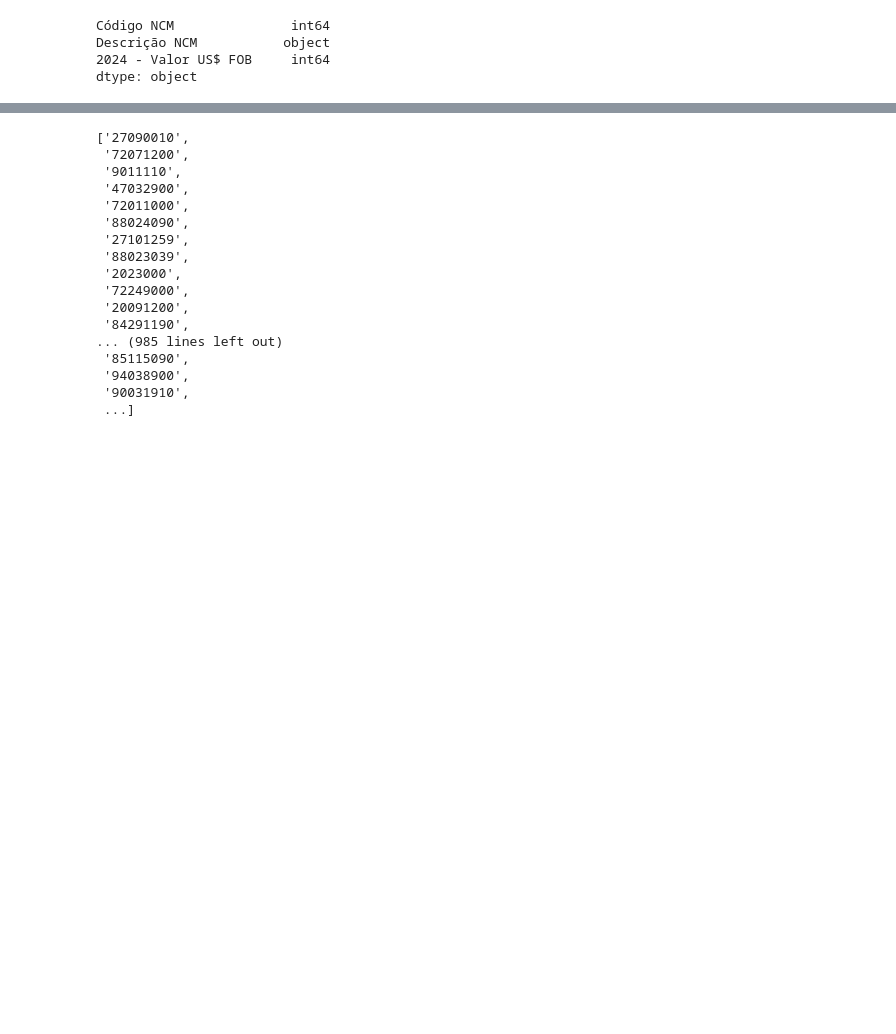
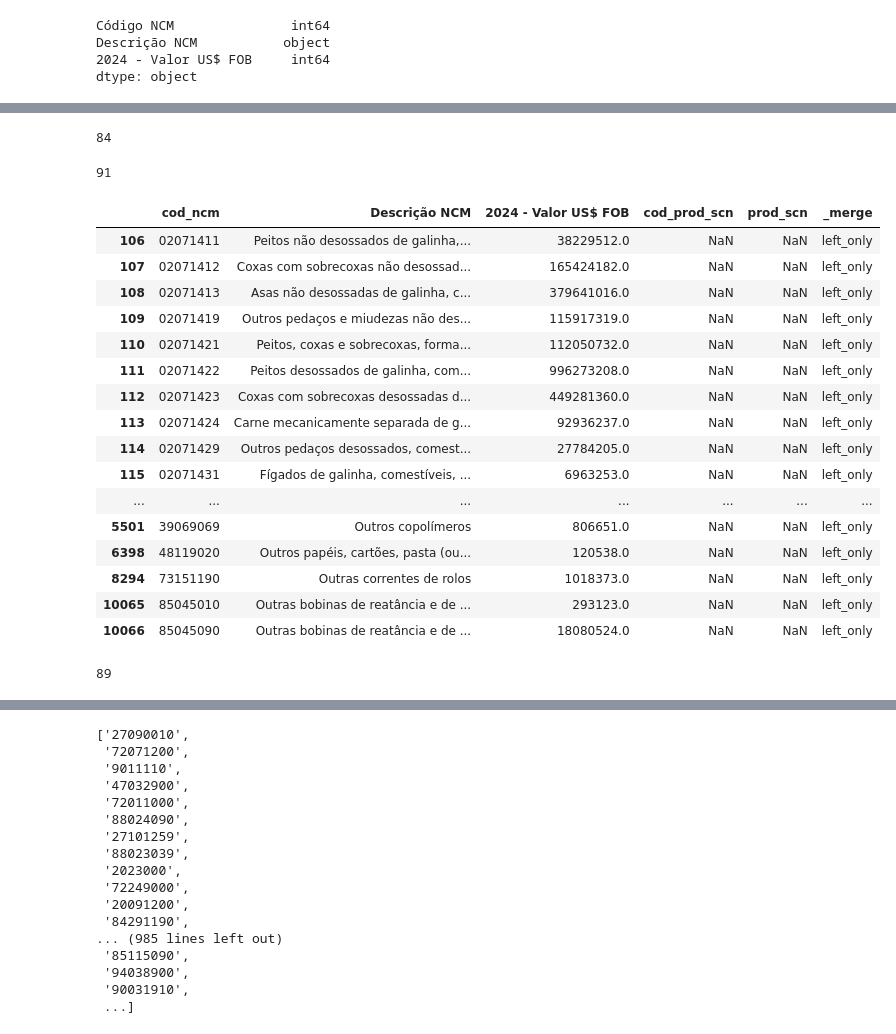
Before and after one commit to amiltonmendes/analise_insumo_produto, a Jupyter notebook: Análise Comex - BRA - EUA.ipynb, the cells around one changed output, grey strips where cells are left out. Saved outputs shown, nothing was run; the diff lists cells and outputs as text; code cells hidden in the pictures; blank space fills up the shorter version.

```diff
--- a/Análise Comex - BRA - EUA.ipynb
+++ b/Análise Comex - BRA - EUA.ipynb
@@ -11,6 +13,9 @@ exportacao_geral.head()
 | 2 | 26011100 | Minérios de ferro e seus concentr... | 26574698749 |
 | 3 | 17011400 | Outros açúcares de cana | 15925320657 |
 | 4 | 9011110 | Café não torrado, não descafeinad... | 11331933183 |
+# %%
+exportacao_geral['Código NCM'] = exportacao_geral['Código NCM'].astype(str)
+exportacao_geral['Código NCM'] = exportacao_geral['Código NCM'].str.zfill(8)
 # %%
 exportacao_usa = pd.read_excel('./dados/comex/Exportacao EUA 2024 NCM.xlsx')
 # %%
@@ -32,0 +51,7 @@ ncms_exp_usa = exportacao_usa['Código NCM'].unique().tolist()
+# %%
+tradutor_ncm = pd.read_excel('./dados/mip/TradutorNCM.xls')
+# %%
+tradutor_ncm = tradutor_ncm.rename(columns={'Código Produto': 'cod_prod_scn', 'Descrição Produto': 'prod_scn', 'Código NCM': 'cod_ncm', 'Nome NCM' : 'desc_ncm'})
+tradutor_ncm['cod_prod_scn'] = tradutor_ncm['cod_prod_scn'].astype(int).astype(str).str.zfill(5)
+tradutor_ncm['cod_ncm'] = tradutor_ncm['cod_ncm'].astype(str).str.zfill(8)
+tradutor_ncm.head(2)
@@ -32,0 +106,34 @@ ncms_exp_usa = exportacao_usa['Código NCM'].unique().tolist()
+# %%
+mapeamento_tradutor_exportacao_usa.loc[mapeamento_tradutor_exportacao_usa['_merge'] == 'both','prod_scn'].nunique()
+# %% [output]
+84
+# %%
+mapeamento_tradutor_exportacao_usa.loc[mapeamento_tradutor_exportacao_usa['_merge'] == 'right_only','prod_scn'].nunique()
+# %% [output]
+91
+# %%
+mapeamento_tradutor_exportacao_geral = exportacao_geral.rename(columns={'Código NCM': 'cod_ncm'}).merge(tradutor_ncm[['cod_ncm','cod_prod_scn','prod_scn']], on='cod_ncm', how='outer',indicator=True)
+# %%
+mapeamento_tradutor_exportacao_geral.loc[mapeamento_tradutor_exportacao_geral['_merge'] == 'left_only',:]
+# %% [output]
+|  | cod_ncm | Descrição NCM | 2024 - Valor US$ FOB | cod_prod_scn | prod_scn | _merge |
+| 106 | 02071411 | Peitos não desossados de galinha,... | 38229512.0 | NaN | NaN | left_only |
+| 107 | 02071412 | Coxas com sobrecoxas não desossad... | 165424182.0 | NaN | NaN | left_only |
+| 108 | 02071413 | Asas não desossadas de galinha, c... | 379641016.0 | NaN | NaN | left_only |
+| 109 | 02071419 | Outros pedaços e miudezas não des... | 115917319.0 | NaN | NaN | left_only |
+| 110 | 02071421 | Peitos, coxas e sobrecoxas, forma... | 112050732.0 | NaN | NaN | left_only |
+| 111 | 02071422 | Peitos desossados de galinha, com... | 996273208.0 | NaN | NaN | left_only |
+| 112 | 02071423 | Coxas com sobrecoxas desossadas d... | 449281360.0 | NaN | NaN | left_only |
+| 113 | 02071424 | Carne mecanicamente separada de g... | 92936237.0 | NaN | NaN | left_only |
+| 114 | 02071429 | Outros pedaços desossados, comest... | 27784205.0 | NaN | NaN | left_only |
+| 115 | 02071431 | Fígados de galinha, comestíveis, ... | 6963253.0 | NaN | NaN | left_only |
+| ... | ... | ... | ... | ... | ... | ... |
+| 5501 | 39069069 | Outros copolímeros | 806651.0 | NaN | NaN | left_only |
+| 6398 | 48119020 | Outros papéis, cartões, pasta (ou... | 120538.0 | NaN | NaN | left_only |
+| 8294 | 73151190 | Outras correntes de rolos | 1018373.0 | NaN | NaN | left_only |
+| 10065 | 85045010 | Outras bobinas de reatância e de ... | 293123.0 | NaN | NaN | left_only |
+| 10066 | 85045090 | Outras bobinas de reatância e de ... | 18080524.0 | NaN | NaN | left_only |
+# %%
+mapeamento_tradutor_exportacao_geral.loc[mapeamento_tradutor_exportacao_geral['_merge'] == 'both','prod_scn'].nunique()
+# %% [output]
+89
```
Also changed, not shown: parts of 18 cells of this notebook, 13 other files.
